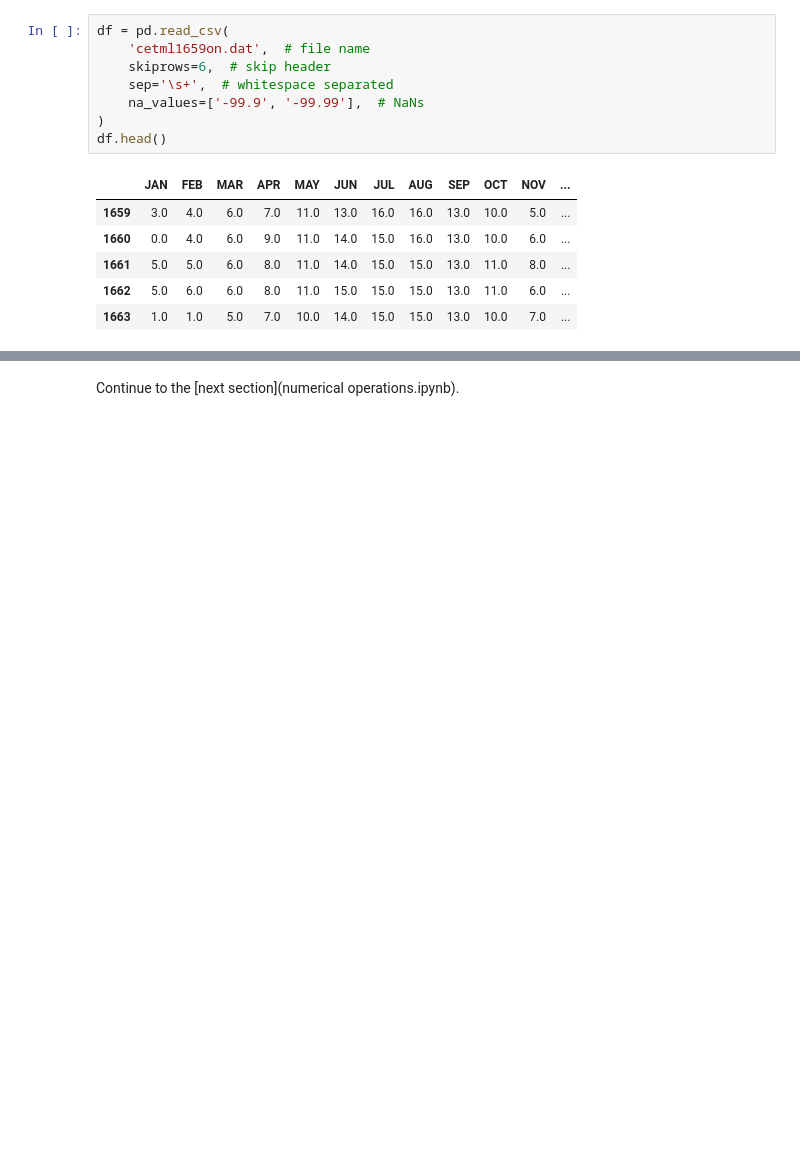
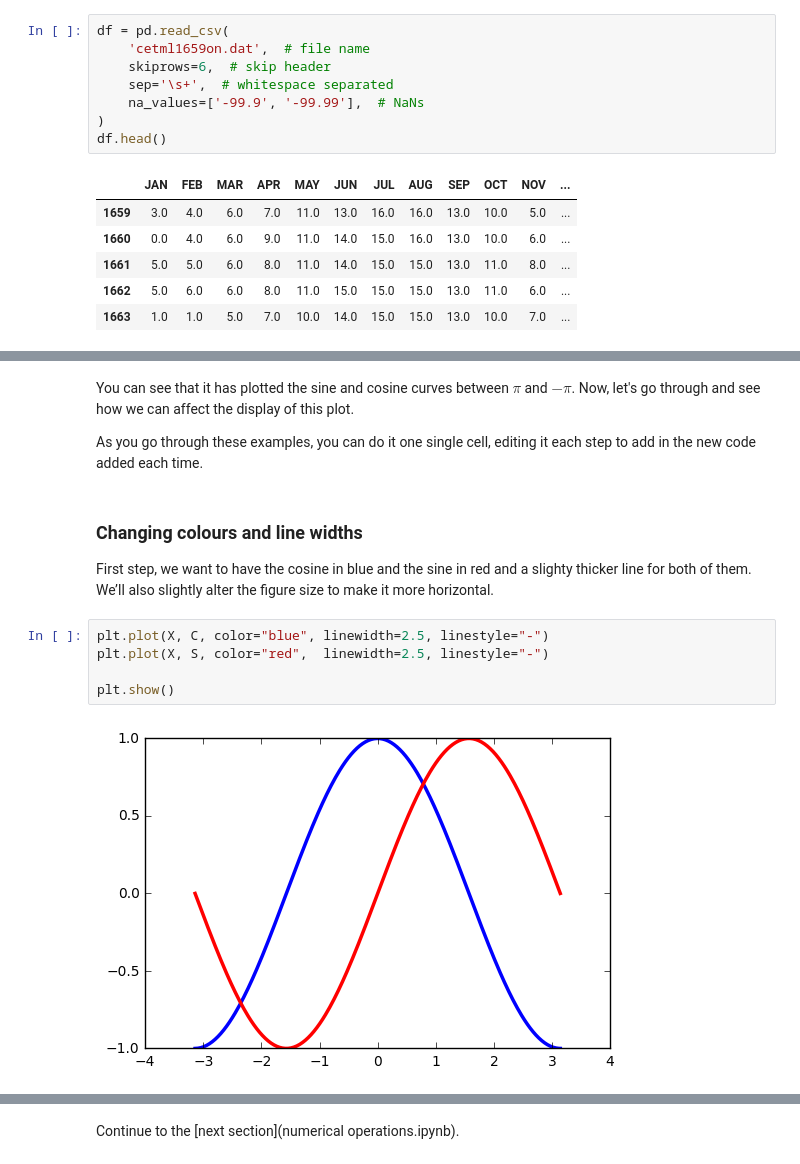
Before and after one commit to milliams/data_analysis_python, a Jupyter notebook: matplotlib.ipynb, the cells around one changed output, grey strips where cells are left out. Cells and saved outputs as stored; diff of their text form; blank space fills up the shorter version.

```diff
--- a/matplotlib.ipynb
+++ b/matplotlib.ipynb
@@ -51,0 +73,15 @@ plt.show()
+# %% [markdown]
+You can see that it has plotted the sine and cosine curves between $\pi$ and $-\pi$. Now, let's go through and see how we can affect the display of this plot.
+
+As you go through these examples, you can do it one single cell, editing it each step to add in the new code added each time.
+# %% [markdown]
+### Changing colours and line widths
+
+First step, we want to have the cosine in blue and the sine in red and a slighty thicker line for both of them. We’ll also slightly alter the figure size to make it more horizontal.
+# %%
+plt.plot(X, C, color="blue", linewidth=2.5, linestyle="-")
+plt.plot(X, S, color="red",  linewidth=2.5, linestyle="-")
+
+plt.show()
+# %% [output]
+[figure, added]
```
Also changed, not shown: parts of 28 cells of this notebook, 1 other file.
